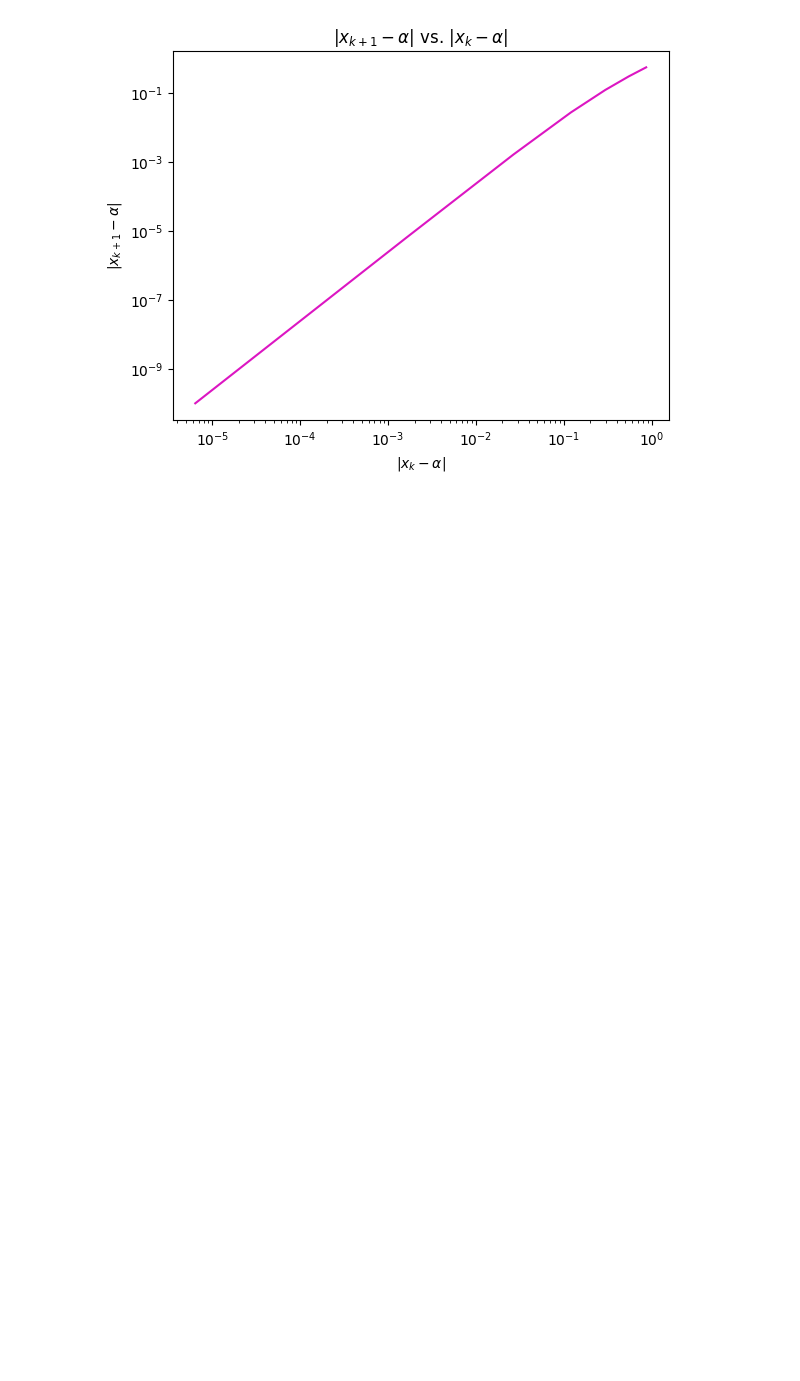
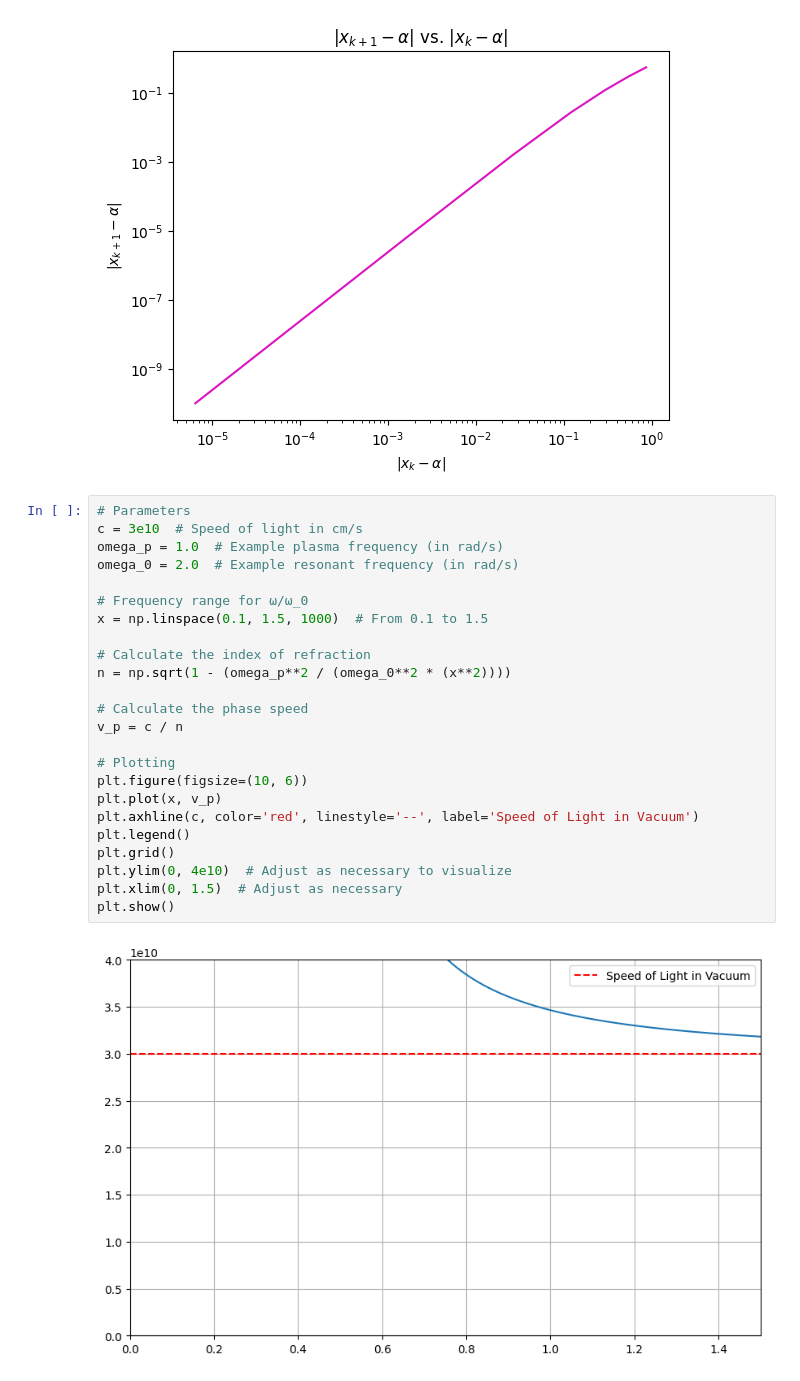
Before and after one commit to cmaddry/APPM-4600, a Jupyter notebook: Homework/homework4.ipynb, the cells around one changed output. Saved outputs shown, nothing was run; the diff lists cells and outputs as text; blank space fills up the shorter version.

```diff
--- a/Homework/homework4.ipynb
+++ b/Homework/homework4.ipynb
@@ -281,3 +281,29 @@ plt.title(r'$|x_{k+1} -\alpha|$ vs. $|x_k -\alpha|$')
 # %% [output]
 Text(0.5, 1.0, '$|x_{k+1} -\\alpha|$ vs. $|x_k -\\alpha|$')
 [figure]
+# %%
+# Parameters
+c = 3e10  # Speed of light in cm/s
+omega_p = 1.0  # Example plasma frequency (in rad/s)
+omega_0 = 2.0  # Example resonant frequency (in rad/s)
+
+# Frequency range for ω/ω_0
+x = np.linspace(0.1, 1.5, 1000)  # From 0.1 to 1.5
+
+# Calculate the index of refraction
+n = np.sqrt(1 - (omega_p**2 / (omega_0**2 * (x**2))))
+
+# Calculate the phase speed
+v_p = c / n
+
+# Plotting
+plt.figure(figsize=(10, 6))
+plt.plot(x, v_p)
+plt.axhline(c, color='red', linestyle='--', label='Speed of Light in Vacuum')
+plt.legend()
+plt.grid()
+plt.ylim(0, 4e10)  # Adjust as necessary to visualize
+plt.xlim(0, 1.5)  # Adjust as necessary
+plt.show()
+# %% [output]
+[figure, added]
```
Also changed, not shown: parts of 2 cells of this notebook, 2 other files.
